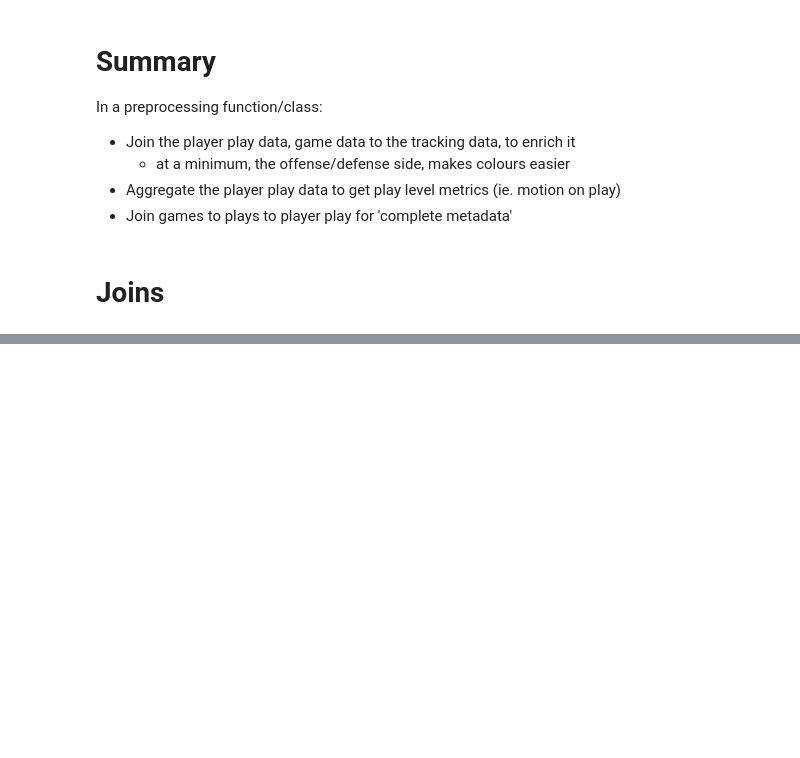
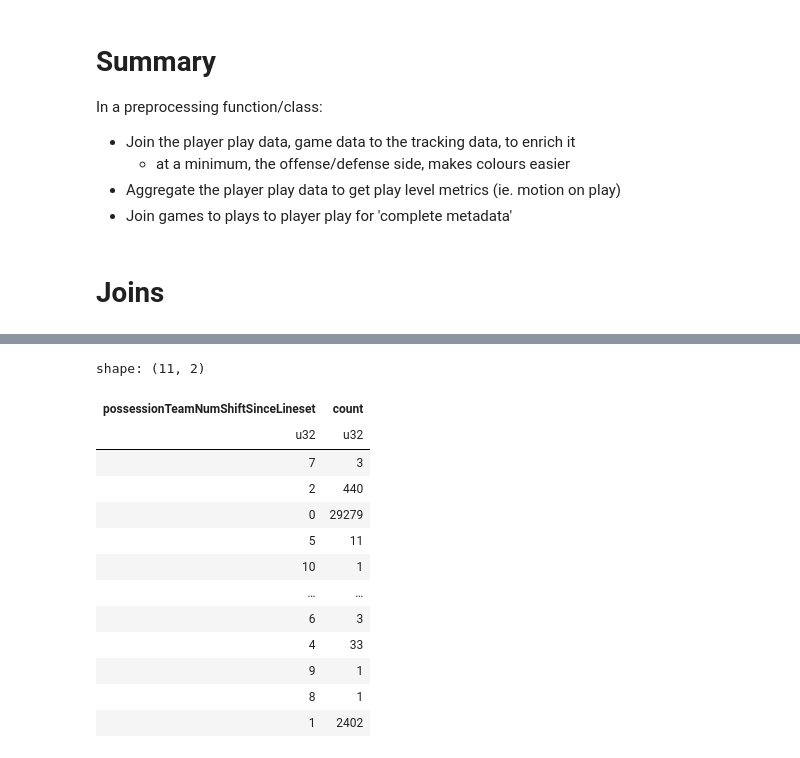
Before and after one commit to ianastalosh/big_data_bowl_2025, a Jupyter notebook: notebooks/explore_non_tracking.ipynb, the cells around one changed output, grey strips where cells are left out. Saved outputs shown, nothing was run; the diff lists cells and outputs as text; code cells hidden in the pictures; blank space fills up the shorter version.

```diff
--- a/notebooks/explore_non_tracking.ipynb
+++ b/notebooks/explore_non_tracking.ipynb
@@ -91,0 +163,26 @@ shape: (5, 58)
+# %%
+output = team_level_player_play_summary.select(pl.col("gameId"),
+               pl.col("playId"),
+               pl.col("teamAbbr").alias("possessionTeam"),
+               pl.col("playNumPlayersInMotionAtSnap").alias("possessionTeamNumInMotionAtBallSnap"),
+               pl.col("playNumPlayersShiftSinceLineset").alias("possessionTeamNumShiftSinceLineset"),
+               pl.col("playNumPlayersMotionSinceLineset").alias("possessionTeamNumMotionSinceLineset"),
+               pl.col("playerMotionWasTargetted"),
+               pl.col("playerInMotionAtSnapWasTargetted")).collect()
+# %%
+output.group_by("possessionTeamNumShiftSinceLineset").count()
+# %% [output]
+shape: (11, 2)
+| possessionTeamNumShiftSinceLineset | count |
+| u32 | u32 |
+| 7 | 3 |
+| 2 | 440 |
+| 0 | 29279 |
+| 5 | 11 |
+| 10 | 1 |
+| … | … |
+| 6 | 3 |
+| 4 | 33 |
+| 9 | 1 |
+| 8 | 1 |
+| 1 | 2402 |
```
Also changed, not shown: parts of 6 cells of this notebook, 1 other file.
